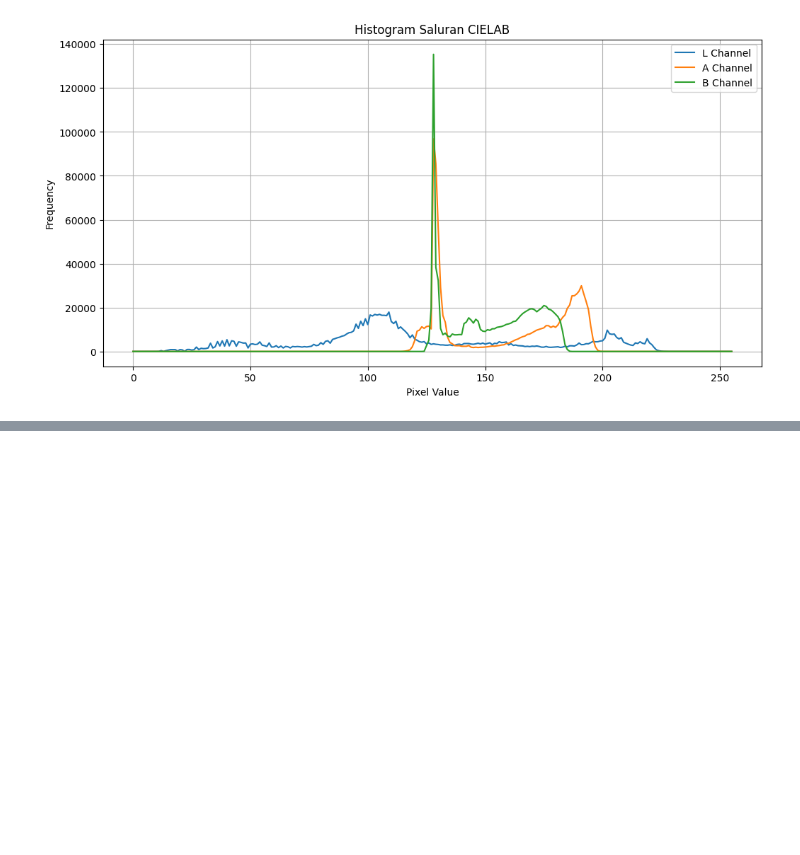
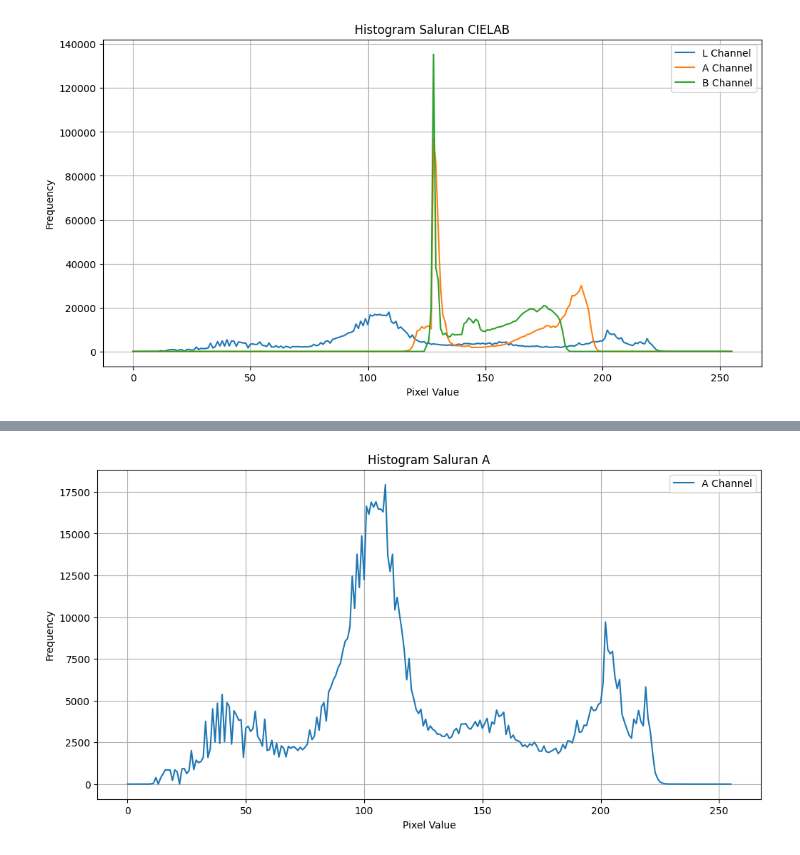
Before and after one commit to ProjectSemester5/PCV, a Jupyter notebook: hist.ipynb, the cells around one changed output, grey strips where cells are left out. Cells and saved outputs as stored; diff of their text form; code cells hidden in the pictures; blank space fills up the shorter version.

```diff
--- a/hist.ipynb
+++ b/hist.ipynb
@@ -80,0 +76,4 @@ Text(0.5, 1.0, 'Gambar CIELAB add brightness')
+# %%
+plot_histogram(lab_image, "Histogram Saluran A", ["A"])
+# %% [output]
+[figure, added]
```
Also changed, not shown: parts of 6 cells of this notebook.
